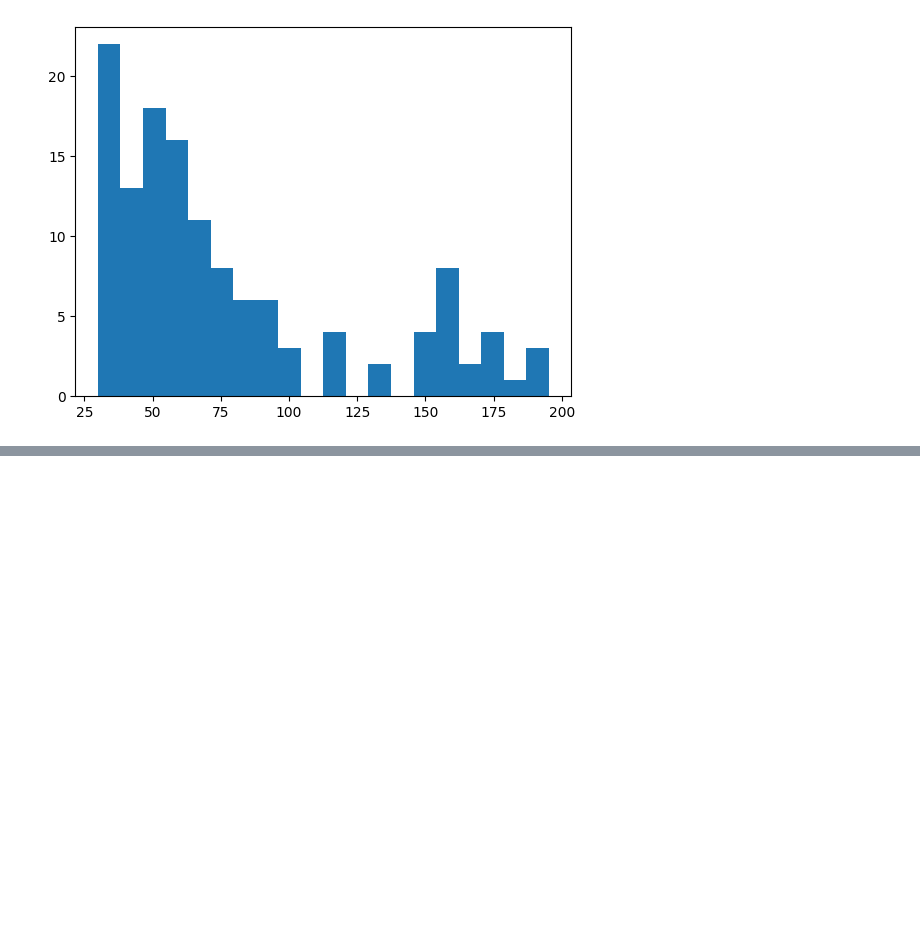
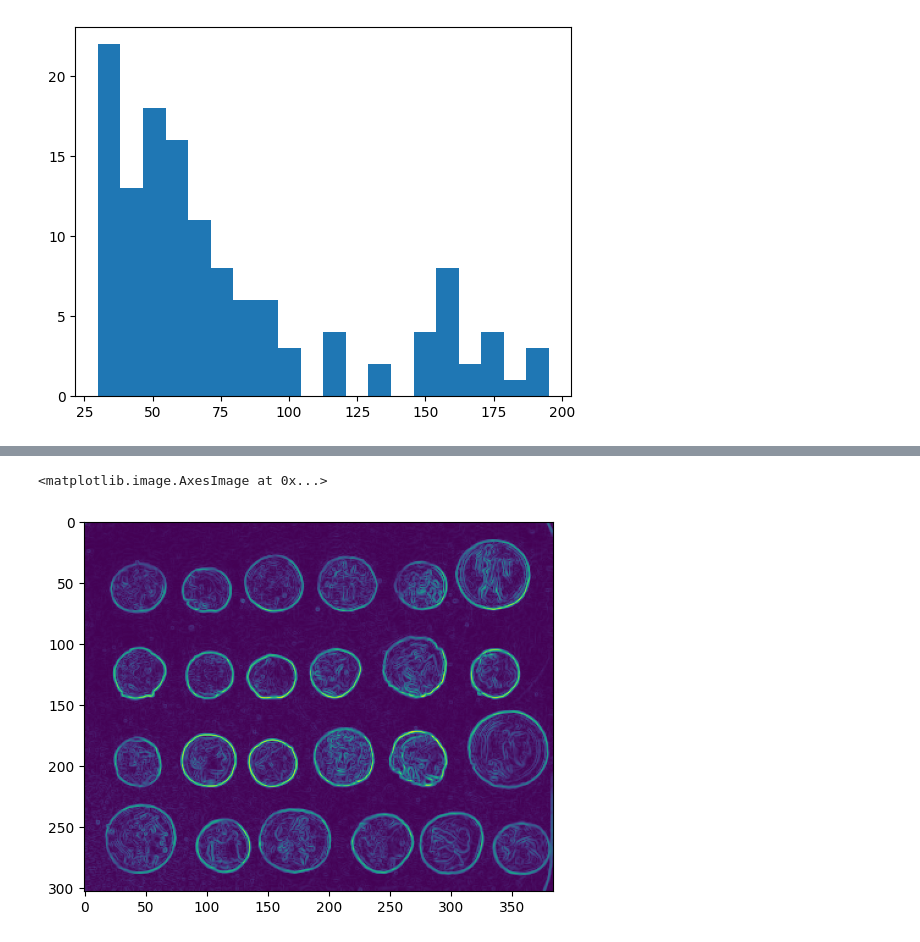
Before and after one commit to Magaton1010/image-analysis, a Jupyter notebook: skimage_watershed_kmean_models.ipynb, the cells around one changed output, grey strips where cells are left out. Cells and saved outputs as stored; diff of their text form; code cells hidden in the pictures; blank space fills up the shorter version.

```diff
--- a/skimage_watershed_kmean_models.ipynb
+++ b/skimage_watershed_kmean_models.ipynb
@@ -149,0 +151,7 @@ for bg_fg, region in  zip (bg_fg_labels,regions):
+# %%
+from skimage.filters import sobel
+elevation_map = sobel(coins)
+plt.imshow(elevation_map)
+# %% [output]
+<matplotlib.image.AxesImage at 0x...>
+[figure, added]
```
Also changed, not shown: parts of 5 cells of this notebook.
